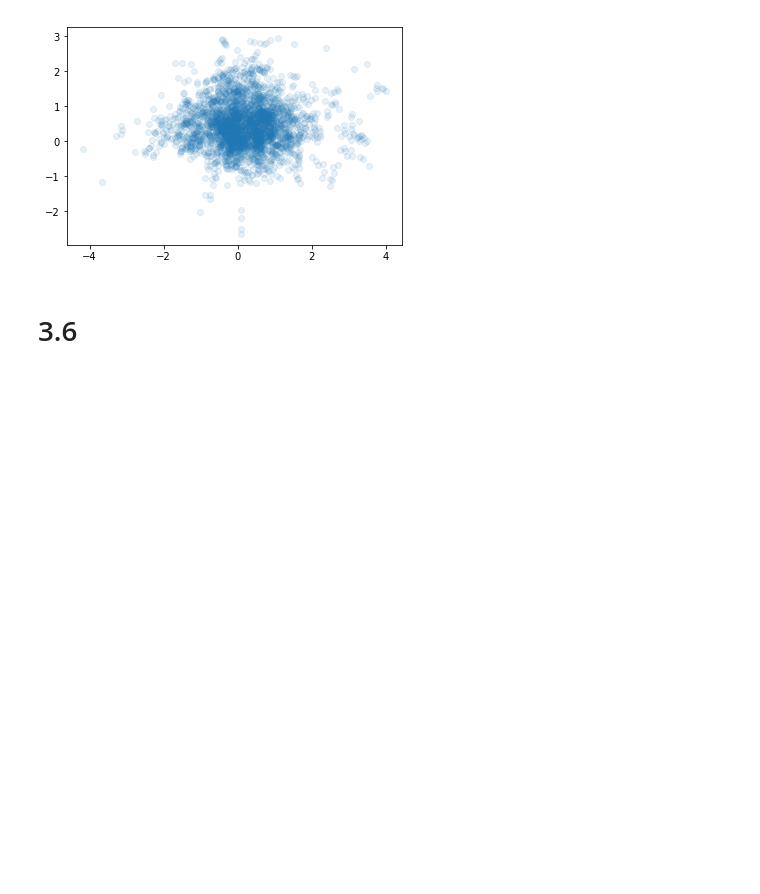
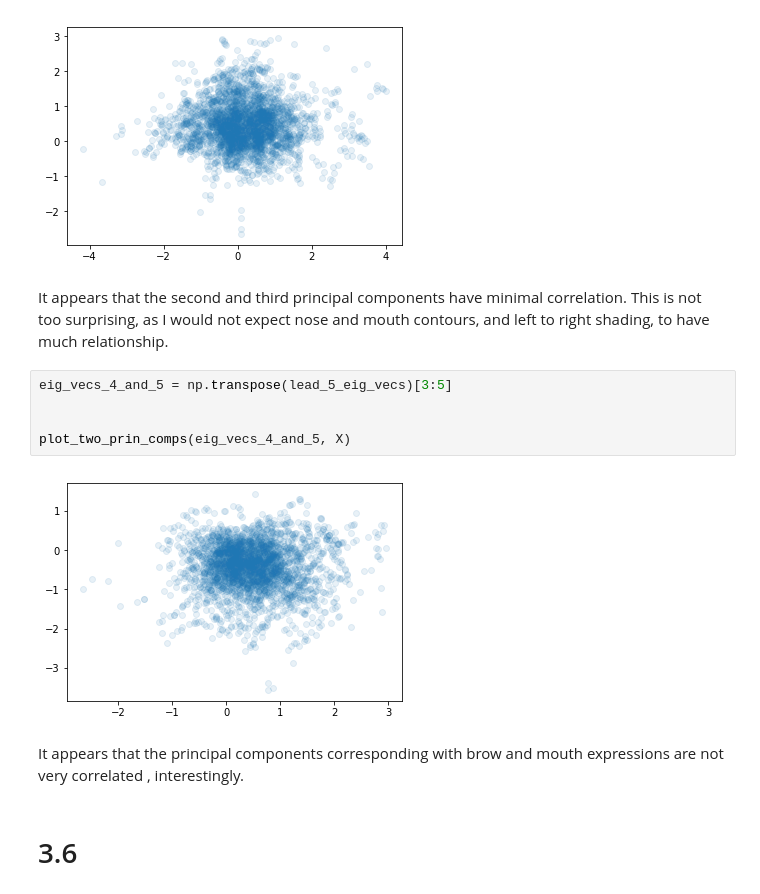
Before and after one commit to WyattGMadden/mathematics_of_machine_learning_group_19, a Jupyter notebook: labs/lab_3/Lab 3 - Wyatt Madden & Dan Crowley.ipynb, the cells around one changed output. Cells and saved outputs as stored; diff of their text form; blank space fills up the shorter version.

```diff
--- a/labs/lab_3/Lab 3 - Wyatt Madden & Dan Crowley.ipynb
+++ b/labs/lab_3/Lab 3 - Wyatt Madden & Dan Crowley.ipynb
@@ -139,6 +139,18 @@ eig_vecs_2_and_3 = np.transpose(lead_5_eig_vecs)[2:4]
 plot_two_prin_comps(eig_vecs_2_and_3, X)
 # %% [output]
 [figure]
+# %% [markdown]
+It appears that the second and third principal components have minimal correlation. This is not too surprising, as I would not expect nose and mouth contours, and left to right shading, to have much relationship.
+# %%
+eig_vecs_4_and_5 = np.transpose(lead_5_eig_vecs)[3:5]
+
+
+plot_two_prin_comps(eig_vecs_4_and_5, X)
+# %% [output]
+[figure, added]
+# %% [markdown]
+It appears that the principal components corresponding with brow and mouth expressions are not very correlated
+, interestingly.
 # %% [markdown]
 # 3.6
 # %%
```
